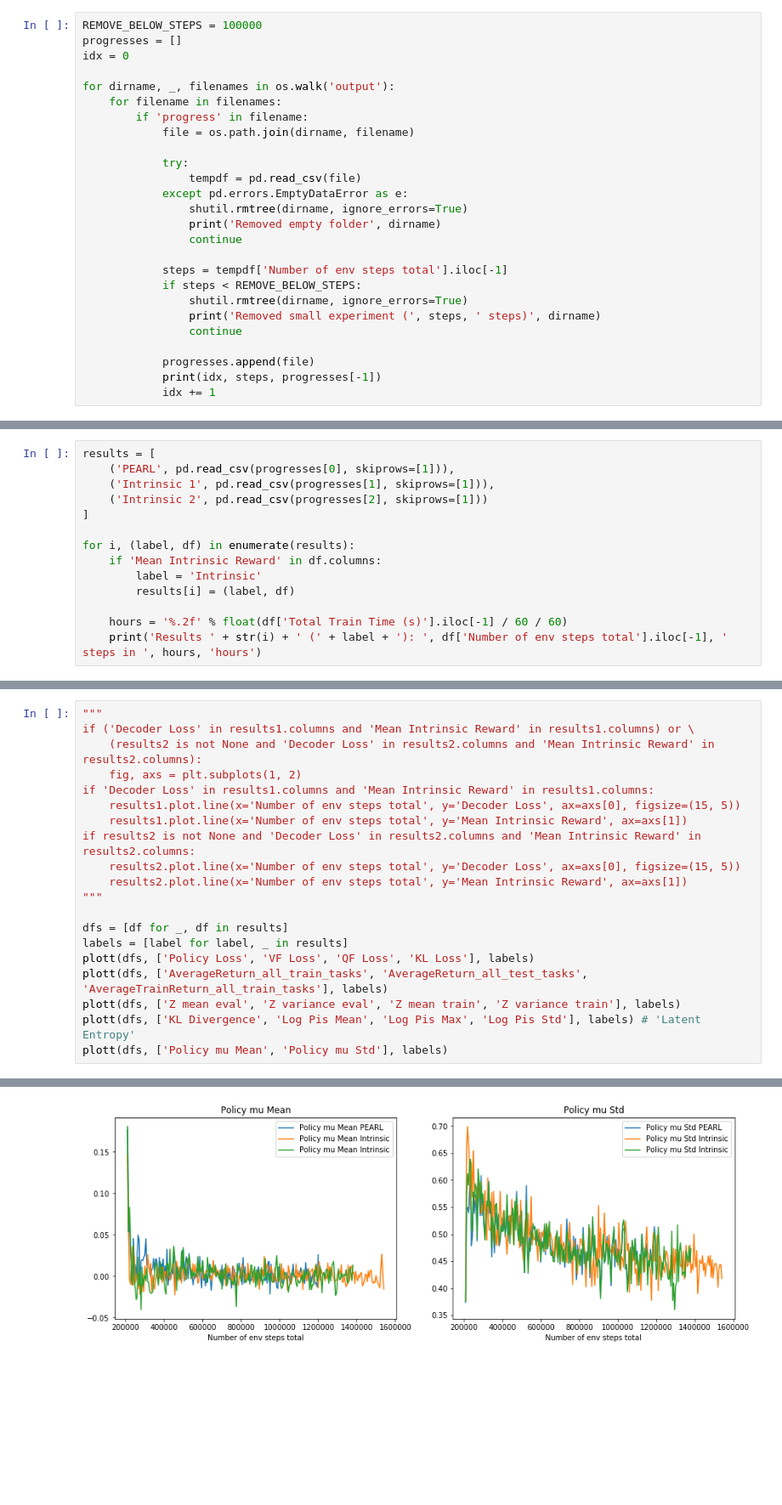
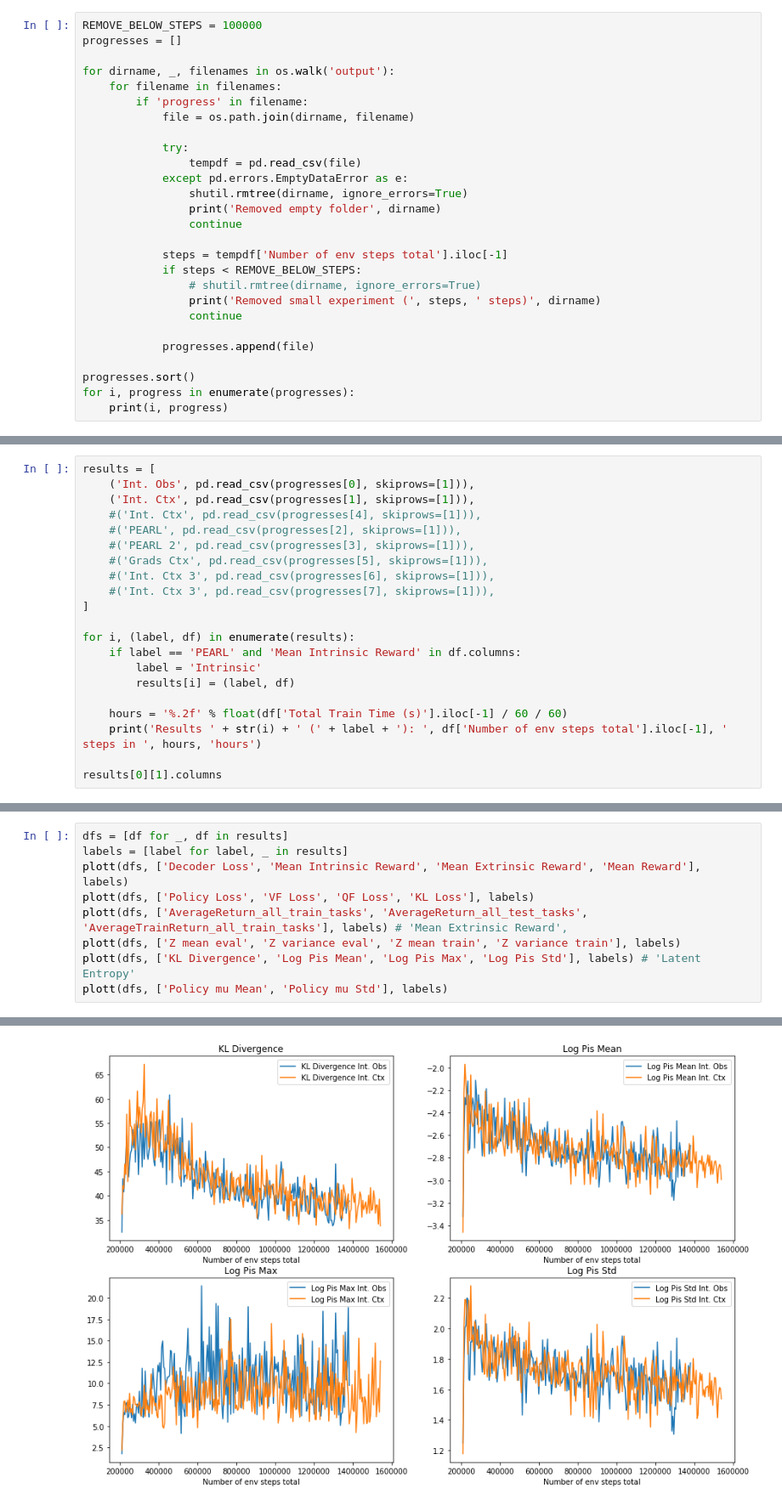
Before and after one commit to bryanlincoln/oyster, a Jupyter notebook: visualize.ipynb, the cells around one changed output, grey strips where cells are left out. Shown at 85% size. Saved outputs shown, nothing was run; the diff lists cells and outputs as text; blank space fills up the shorter version.

```diff
--- a/visualize.ipynb
+++ b/visualize.ipynb
@@ -25,7 +36,6 @@ def plott(dfs, columns, sufixes, x='Number of env steps total'):
 # %%
 REMOVE_BELOW_STEPS = 100000
 progresses = []
-idx = 0
 
 for dirname, _, filenames in os.walk('output'):
     for filename in filenames:
@@ -41,11 +51,13 @@ for dirname, _, filenames in os.walk('output'):
 
             steps = tempdf['Number of env steps total'].iloc[-1]
             if steps < REMOVE_BELOW_STEPS:
-                shutil.rmtree(dirname, ignore_errors=True)
+                # shutil.rmtree(dirname, ignore_errors=True)
                 print('Removed small experiment (', steps, ' steps)', dirname)
                 continue
 
             progresses.append(file)
-            print(idx, steps, progresses[-1])
-            idx += 1
+
+progresses.sort()
+for i, progress in enumerate(progresses):
+    print(i, progress)
 # %% [output]
@@ -58,15 +75,22 @@ for dirname, _, filenames in os.walk('output'):
 # %%
 results = [
-    ('PEARL', pd.read_csv(progresses[0], skiprows=[1])),
-    ('Intrinsic 1', pd.read_csv(progresses[1], skiprows=[1])),
-    ('Intrinsic 2', pd.read_csv(progresses[2], skiprows=[1]))
+    ('Int. Obs', pd.read_csv(progresses[0], skiprows=[1])),
+    ('Int. Ctx', pd.read_csv(progresses[1], skiprows=[1])),
+    #('Int. Ctx', pd.read_csv(progresses[4], skiprows=[1])),
+    #('PEARL', pd.read_csv(progresses[2], skiprows=[1])),
+    #('PEARL 2', pd.read_csv(progresses[3], skiprows=[1])),
+    #('Grads Ctx', pd.read_csv(progresses[5], skiprows=[1])),
+    #('Int. Ctx 3', pd.read_csv(progresses[6], skiprows=[1])),
+    #('Int. Ctx 3', pd.read_csv(progresses[7], skiprows=[1])),
 ]
 
 for i, (label, df) in enumerate(results):
-    if 'Mean Intrinsic Reward' in df.columns:
+    if label == 'PEARL' and 'Mean Intrinsic Reward' in df.columns:
         label = 'Intrinsic'
         results[i] = (label, df)
 
     hours = '%.2f' % float(df['Total Train Time (s)'].iloc[-1] / 60 / 60)
     print('Results ' + str(i) + ' (' + label + '): ', df['Number of env steps total'].iloc[-1], ' steps in ', hours, 'hours')
+
+results[0][1].columns
 # %% [output]
@@ -94,20 +115,9 @@ Index(['Z mean train', 'Z variance train', 'KL Divergence', 'KL Loss',
 # %%
-"""
-if ('Decoder Loss' in results1.columns and 'Mean Intrinsic Reward' in results1.columns) or \
-    (results2 is not None and 'Decoder Loss' in results2.columns and 'Mean Intrinsic Reward' in results2.columns):
-    fig, axs = plt.subplots(1, 2)
-if 'Decoder Loss' in results1.columns and 'Mean Intrinsic Reward' in results1.columns:
-    results1.plot.line(x='Number of env steps total', y='Decoder Loss', ax=axs[0], figsize=(15, 5))
-    results1.plot.line(x='Number of env steps total', y='Mean Intrinsic Reward', ax=axs[1])
-if results2 is not None and 'Decoder Loss' in results2.columns and 'Mean Intrinsic Reward' in results2.columns:
-    results2.plot.line(x='Number of env steps total', y='Decoder Loss', ax=axs[0], figsize=(15, 5))
-    results2.plot.line(x='Number of env steps total', y='Mean Intrinsic Reward', ax=axs[1])
-"""
-
 dfs = [df for _, df in results]
 labels = [label for label, _ in results]
+plott(dfs, ['Decoder Loss', 'Mean Intrinsic Reward', 'Mean Extrinsic Reward', 'Mean Reward'], labels)
 plott(dfs, ['Policy Loss', 'VF Loss', 'QF Loss', 'KL Loss'], labels)
-plott(dfs, ['AverageReturn_all_train_tasks', 'AverageReturn_all_test_tasks', 'AverageTrainReturn_all_train_tasks'], labels)
+plott(dfs, ['AverageReturn_all_train_tasks', 'AverageReturn_all_test_tasks', 'AverageTrainReturn_all_train_tasks'], labels) # 'Mean Extrinsic Reward',
 plott(dfs, ['Z mean eval', 'Z variance eval', 'Z mean train', 'Z variance train'], labels)
 plott(dfs, ['KL Divergence', 'Log Pis Mean', 'Log Pis Max', 'Log Pis Std'], labels) # 'Latent Entropy'
 plott(dfs, ['Policy mu Mean', 'Policy mu Std'], labels)
@@ -119 +129 @@ plott(dfs, ['Policy mu Mean', 'Policy mu Std'], labels)
-[figure, old version]
+[figure, new version]
```
Also changed, not shown: parts of 6 cells of this notebook, 2 other files.
